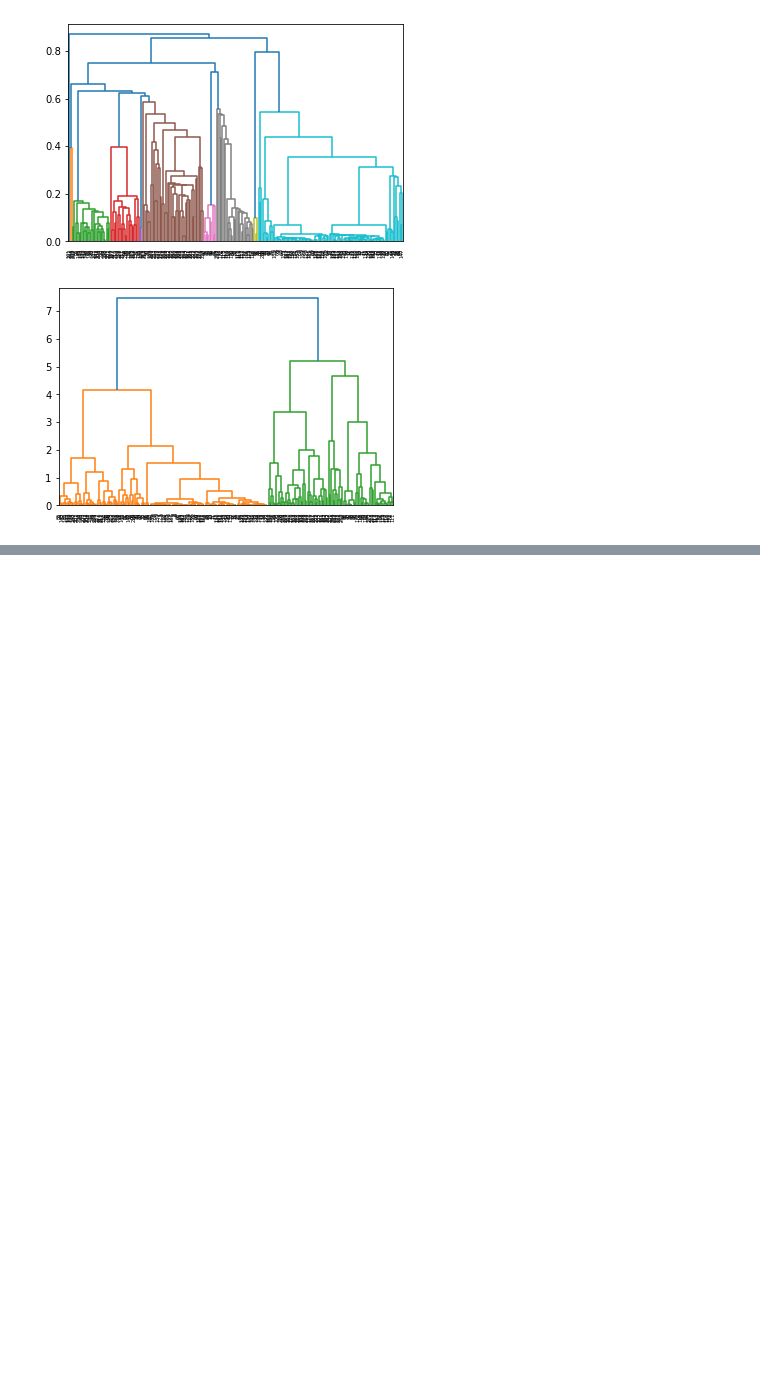
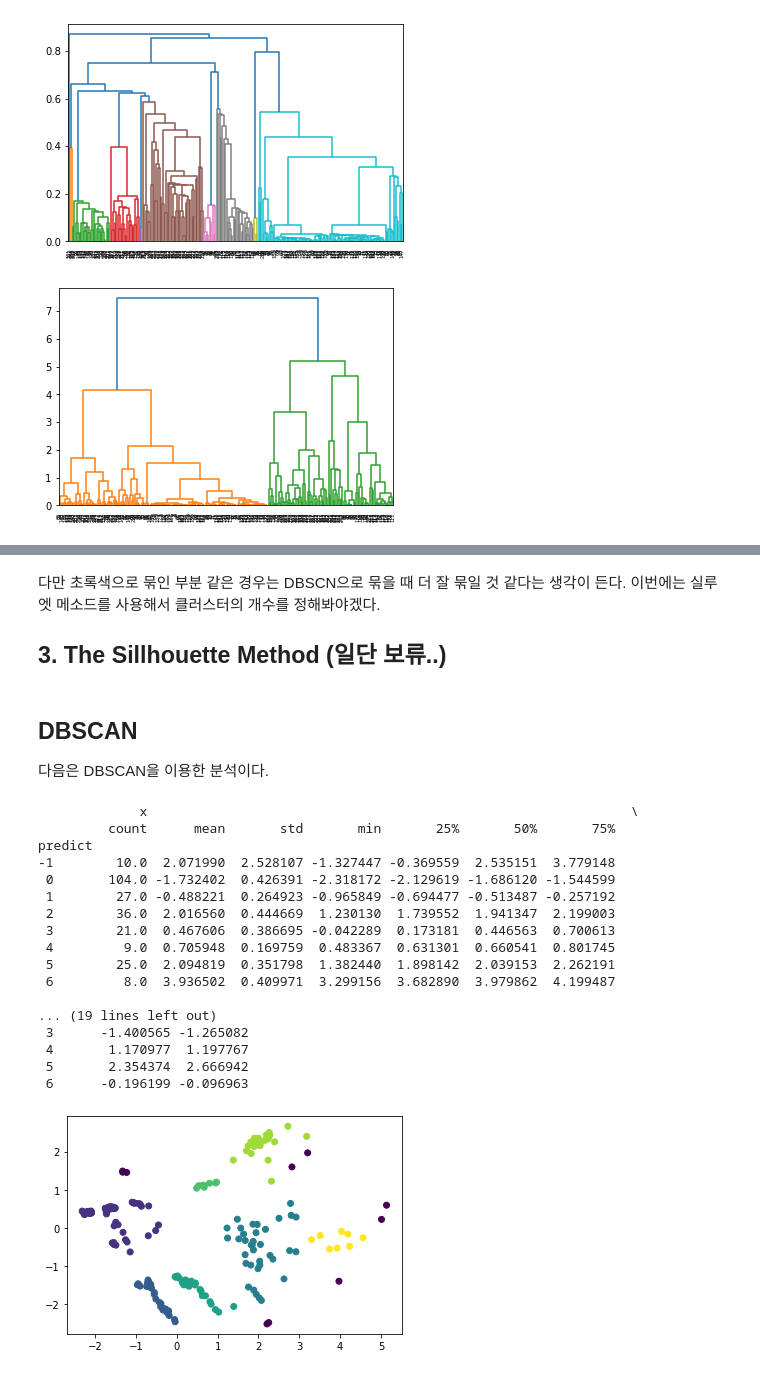
Before and after one commit to DongHyun99/Data_Mining, a Jupyter notebook: Pandas_data_analysis/StarTypeEDA.ipynb, the cells around one changed output, grey strips where cells are left out. Cells and saved outputs as stored; diff of their text form; code cells hidden in the pictures; blank space fills up the shorter version.

```diff
--- a/Pandas_data_analysis/StarTypeEDA.ipynb
+++ b/Pandas_data_analysis/StarTypeEDA.ipynb
@@ -296,0 +370,41 @@ plt.show()렵
+# %% [markdown]
+다만 초록색으로 묶인 부분 같은 경우는 DBSCN으로 묶을 때 더 잘 묶일 것 같다는 생각이 든다. 이번에는 실루엣 메소드를 사용해서 클러스터의 개수를 정해봐야겠다.
+
+## 3. The Sillhouette Method (일단 보류..)
+# %% [markdown]
+## DBSCAN
+
+다음은 DBSCAN을 이용한 분석이다.
+# %%
+from sklearn.cluster import DBSCAN # DBSCAN clustering
+# create model and prediction
+model = DBSCAN(eps=0.6,min_samples=5) # 주변 밀집도 5으로 설정 (ln(240))
+predict = pd.DataFrame(model.fit_predict(star_pca))
+predict.columns=['predict']
+
+# concatenate labels to df as a new column
+star_DBSCAN = pd.concat([star_pca,predict],axis=1)
+print(star_DBSCAN.groupby('predict').describe())
+
+plt.scatter(star_DBSCAN.x,star_DBSCAN.y,c=star_DBSCAN['predict'])
+plt.show()
+# 대락 0.6~0.7사이에서 노이즈가 최소화된 값들이 나오는 것 같다.
+# %% [output]
+             x                                                              \
+         count      mean       std       min       25%       50%       75%
+predict
+-1        10.0  2.071990  2.528107 -1.327447 -0.369559  2.535151  3.779148
+ 0       104.0 -1.732402  0.426391 -2.318172 -2.129619 -1.686120 -1.544599
+ 1        27.0 -0.488221  0.264923 -0.965849 -0.694477 -0.513487 -0.257192
+ 2        36.0  2.016560  0.444669  1.230130  1.739552  1.941347  2.199003
+ 3        21.0  0.467606  0.386695 -0.042289  0.173181  0.446563  0.700613
+ 4         9.0  0.705948  0.169759  0.483367  0.631301  0.660541  0.801745
+ 5        25.0  2.094819  0.351798  1.382440  1.898142  2.039153  2.262191
+ 6         8.0  3.936502  0.409971  3.299156  3.682890  3.979862  4.199487
+
+... (19 lines left out)
+ 3      -1.400565 -1.265082
+ 4       1.170977  1.197767
+ 5       2.354374  2.666942
+ 6      -0.196199 -0.096963
+[figure, added]
```
Also changed, not shown: parts of 10 cells of this notebook.
